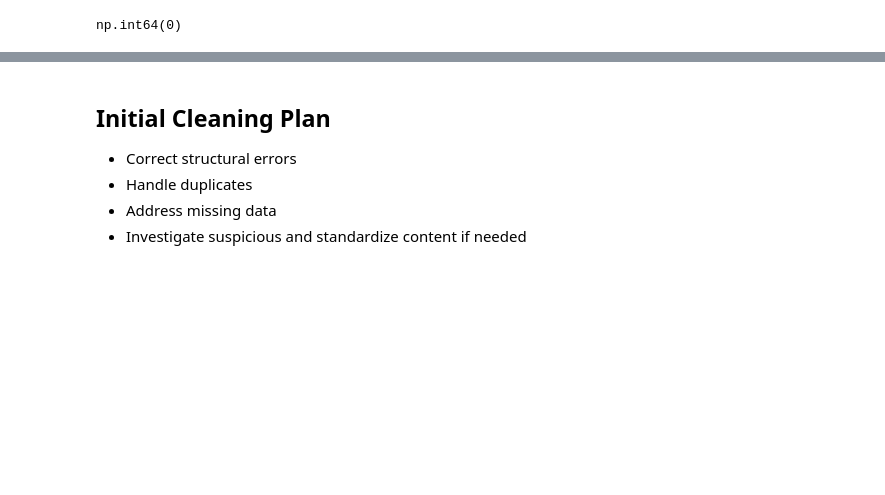
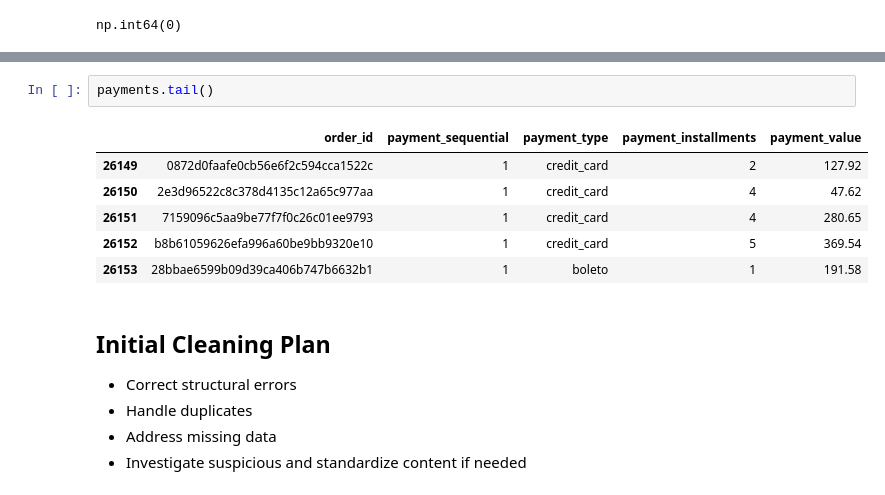
Before and after one commit to Jade-Jung/ban6003-project-option-2-hyejung-jung, a Jupyter notebook: notebooks/olist_project_starter.ipynb, the cells around one changed output, grey strips where cells are left out. Cells and saved outputs as stored; diff of their text form; blank space fills up the shorter version.

```diff
--- a/notebooks/olist_project_starter.ipynb
+++ b/notebooks/olist_project_starter.ipynb
@@ -467,3 +567,12 @@ np.int64(0)
+# %%
+payments.tail()
+# %% [output]
+|  | order_id | payment_sequential | payment_type | payment_installments | payment_value |
+| 26149 | 0872d0faafe0cb56e6f2c594cca1522c | 1 | credit_card | 2 | 127.92 |
+| 26150 | 2e3d96522c8c378d4135c12a65c977aa | 1 | credit_card | 4 | 47.62 |
+| 26151 | 7159096c5aa9be77f7f0c26c01ee9793 | 1 | credit_card | 4 | 280.65 |
+| 26152 | b8b61059626efa996a60be9bb9320e10 | 1 | credit_card | 5 | 369.54 |
+| 26153 | 28bbae6599b09d39ca406b747b6632b1 | 1 | boleto | 1 | 191.58 |
 # %% [markdown]
 ## Initial Cleaning Plan
 - Correct structural errors
```
Also changed, not shown: parts of 18 cells of this notebook.
